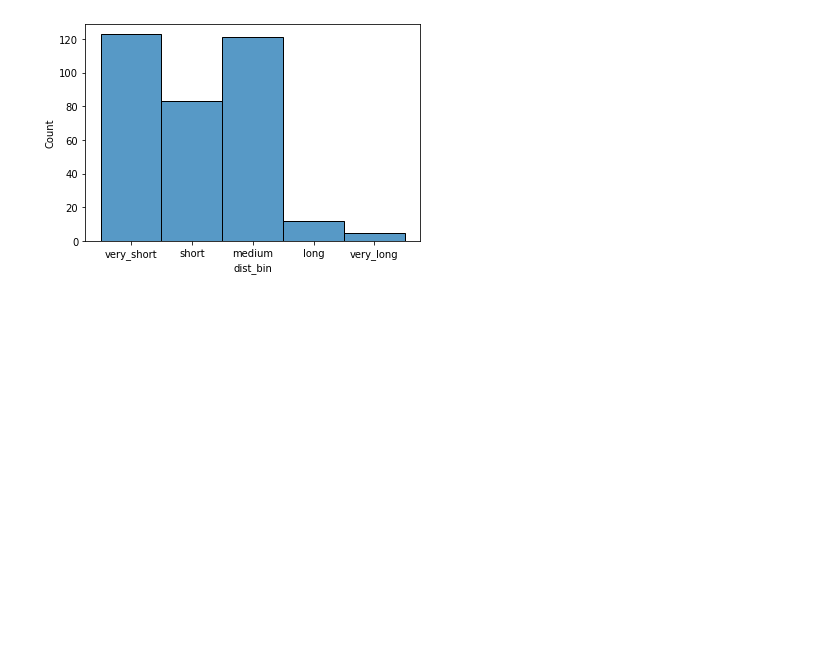
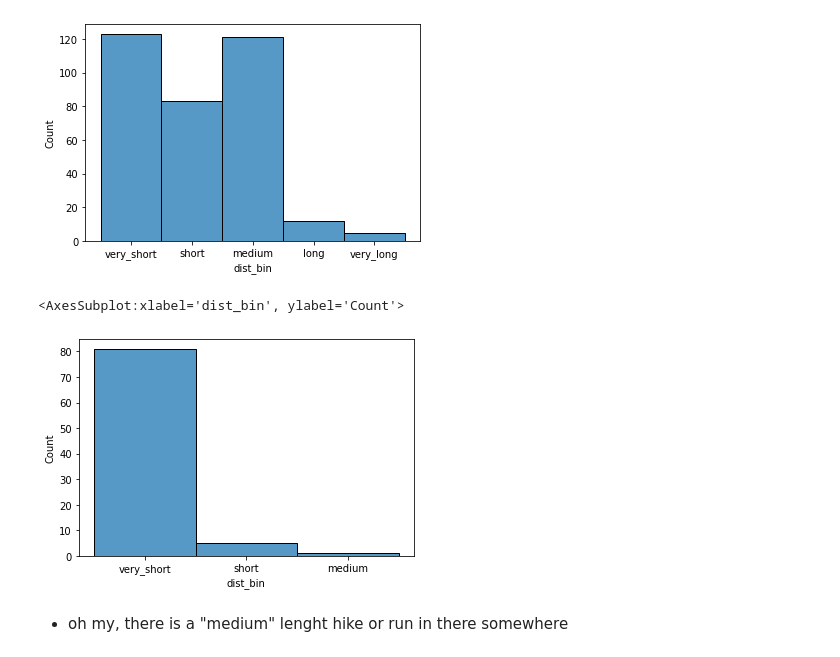
Before and after one commit to brianclements03/my_strava_project, a Jupyter notebook: Activities_Exploration_Pyspark.ipynb, the cells around one changed output. Saved outputs shown, nothing was run; the diff lists cells and outputs as text; code cells hidden in the pictures; blank space fills up the shorter version.

```diff
--- a/Activities_Exploration_Pyspark.ipynb
+++ b/Activities_Exploration_Pyspark.ipynb
@@ -821,3 +821,10 @@ sns.histplot(data=(all_activities[all_activities.Activity_Type == 'Ride']),x='di
 # %% [output]
 <AxesSubplot:xlabel='dist_bin', ylabel='Count'>
 [figure]
+# %%
+sns.histplot(data=(all_activities[all_activities.Activity_Type != 'Ride']),x='dist_bin')#,y= count(all_activities.dist_bin))
+# %% [output]
+<AxesSubplot:xlabel='dist_bin', ylabel='Count'>
+[figure, added]
+# %% [markdown]
+- oh my, there is a "medium" lenght hike or run in there somewhere
```
Also changed, not shown: parts of 17 cells of this notebook.
